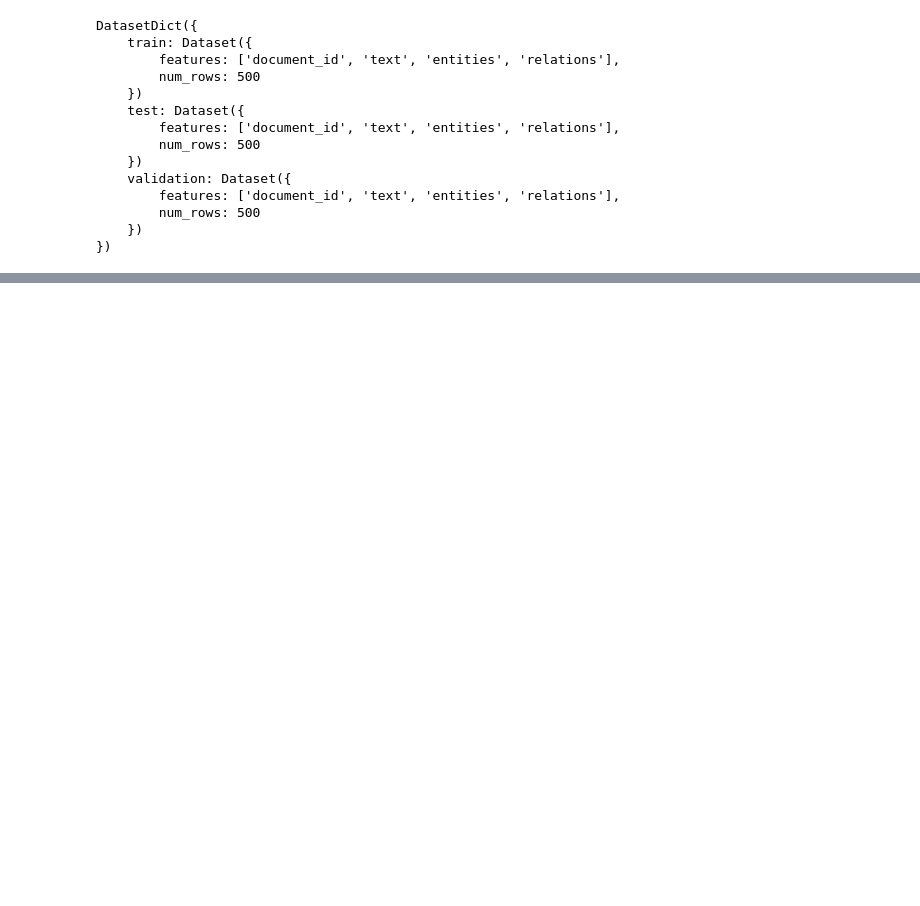
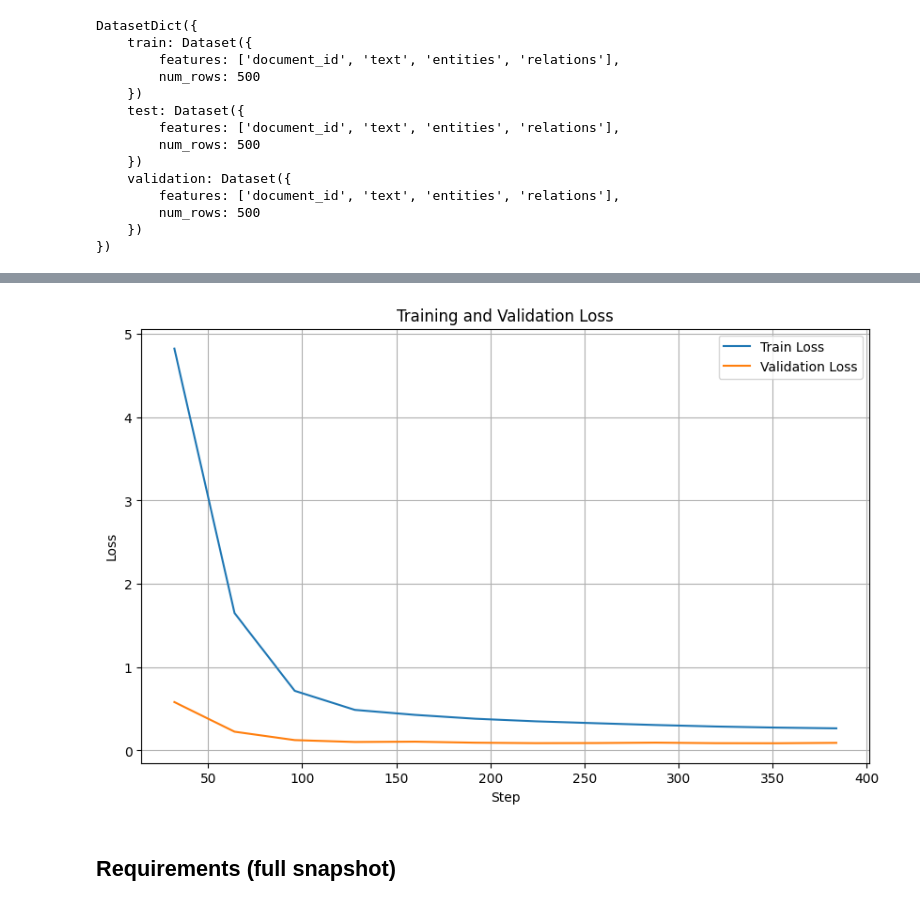
Before and after one commit to Francesco-Alb/biomed-ie-distill-xai, a Jupyter notebook: notebooks/02_ner_training.ipynb, the cells around one changed output, grey strips where cells are left out. Saved outputs shown, nothing was run; the diff lists cells and outputs as text; code cells hidden in the pictures; blank space fills up the shorter version.

```diff
--- a/notebooks/02_ner_training.ipynb
+++ b/notebooks/02_ner_training.ipynb
@@ -195,0 +384,24 @@ tokenized_test = test_dataset.map(tokenize_and_align_labels, batched=True)
+# %%
+trainer = Trainer(
+    model=model,
+    args=training_args,
+    train_dataset=tokenized_dataset["train"],
+    eval_dataset=tokenized_dataset["validation"],
+    compute_metrics=compute_metrics_fn,
+    data_collator=data_collator,
+    callbacks=[early_stopping]
+)
+
+if True:
+    start = time.time()
+    trainer.train(resume_from_checkpoint=False)
+    end = time.time()
+    print("Training finished. Checkpoint saved to:", trainer.state.best_model_checkpoint if trainer.state else "N/A")
+    print(f"Training time: {(end - start)/60:.2f} min")
+
+    if PUSH_TO_HUB:
+        trainer.push_to_hub(commit_message="Upload adapter weights and tokenizer")
+        trainer.model.config.push_to_hub(
+            commit_message="Pushing configs (with label mappings)",
+            repo_id=trainer.args.hub_model_id
+        )
@@ -195,0 +437,23 @@ tokenized_test = test_dataset.map(tokenize_and_align_labels, batched=True)
+# %%
+# Convert the history list to a DataFrame
+history_df = pd.DataFrame(trainer.state.log_history)
+grouped_history = history_df.groupby("epoch").first().reset_index()
+
+# Plot train history and save in evals/images with name config.model.ner_model_name+"_"+"training_history.png" in 300 dpi
+plt.figure(figsize=(10, 6))
+plt.plot(grouped_history["step"], grouped_history["loss"], label="Train Loss")
+plt.plot(grouped_history["step"], grouped_history["eval_loss"], label="Validation Loss")
+plt.xlabel("Step")
+plt.ylabel("Loss")
+plt.title("Training and Validation Loss")
+plt.legend()
+plt.grid()
+
+if True:
+    plt.savefig(f"evals/images/{config.model.ner_model_name}_train_history.png", dpi=300, bbox_inches='tight')
+
+plt.show()
+# %% [output]
+[figure, added]
+# %% [markdown]
+## Requirements (full snapshot)
```
Also changed, not shown: parts of 25 cells of this notebook, 8 other files.
